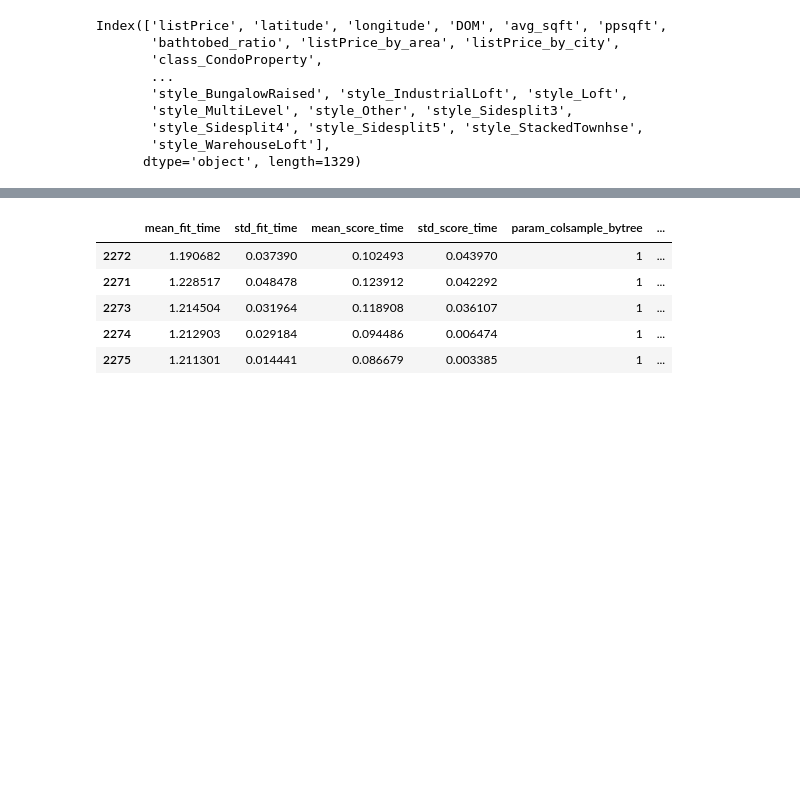
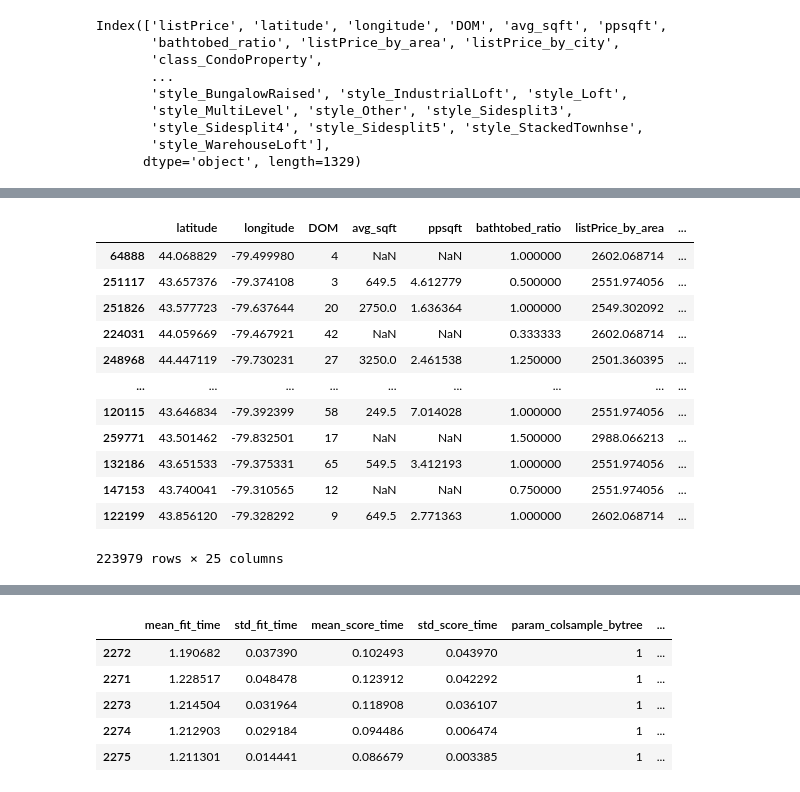
Before and after one commit to julian-fong/real-estate-predictor, a Jupyter notebook: model.ipynb, the cells around one changed output, grey strips where cells are left out. Drawn from its saved outputs; the diff is of its cells as text; code cells hidden in the pictures; blank space fills up the shorter version.

```diff
--- a/model.ipynb
+++ b/model.ipynb
@@ -106,3 +125,19 @@ lgbm.plot_importance(base_regressor.fit(x_train,y_train), max_num_features = 25)
+# %%
+train_x
+# %% [output]
+|  | latitude | longitude | DOM | avg_sqft | ppsqft | bathtobed_ratio | listPrice_by_area | ... |
+| 64888 | 44.068829 | -79.499980 | 4 | NaN | NaN | 1.000000 | 2602.068714 | ... |
+| 251117 | 43.657376 | -79.374108 | 3 | 649.5 | 4.612779 | 0.500000 | 2551.974056 | ... |
+| 251826 | 43.577723 | -79.637644 | 20 | 2750.0 | 1.636364 | 1.000000 | 2549.302092 | ... |
+| 224031 | 44.059669 | -79.467921 | 42 | NaN | NaN | 0.333333 | 2602.068714 | ... |
+| 248968 | 44.447119 | -79.730231 | 27 | 3250.0 | 2.461538 | 1.250000 | 2501.360395 | ... |
+| ... | ... | ... | ... | ... | ... | ... | ... | ... |
+| 120115 | 43.646834 | -79.392399 | 58 | 249.5 | 7.014028 | 1.000000 | 2551.974056 | ... |
+| 259771 | 43.501462 | -79.832501 | 17 | NaN | NaN | 1.500000 | 2988.066213 | ... |
+| 132186 | 43.651533 | -79.375331 | 65 | 549.5 | 3.412193 | 1.000000 | 2551.974056 | ... |
+| 147153 | 43.740041 | -79.310565 | 12 | NaN | NaN | 0.750000 | 2551.974056 | ... |
+| 122199 | 43.856120 | -79.328292 | 9 | 649.5 | 2.771363 | 1.000000 | 2602.068714 | ... |
+223979 rows × 25 columns
 # %%
 #LightGBM parameters
 params = {
```
Also changed, not shown: parts of 15 cells of this notebook, 3 other files.
